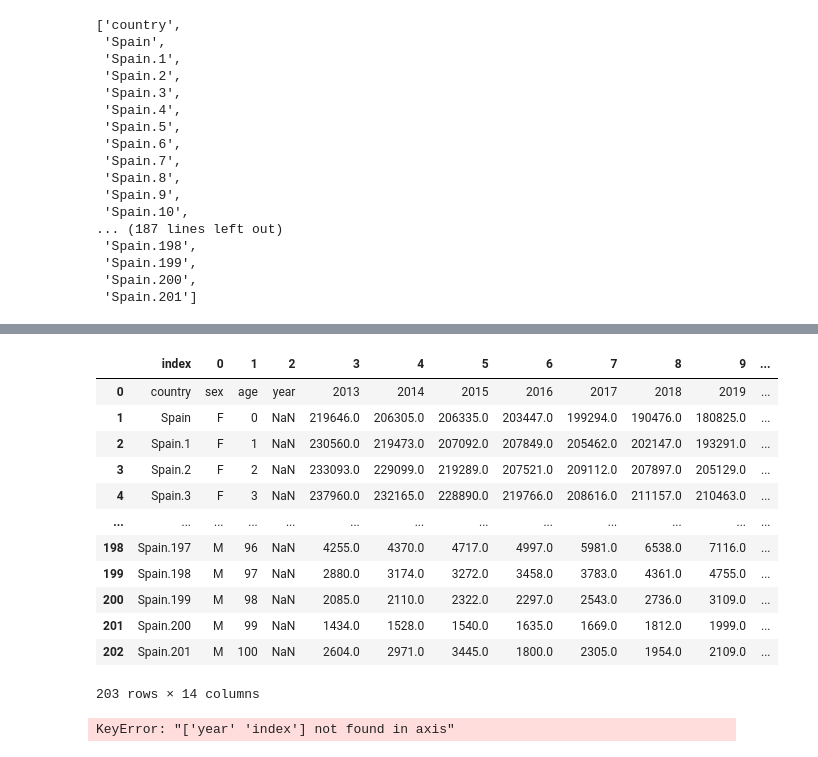
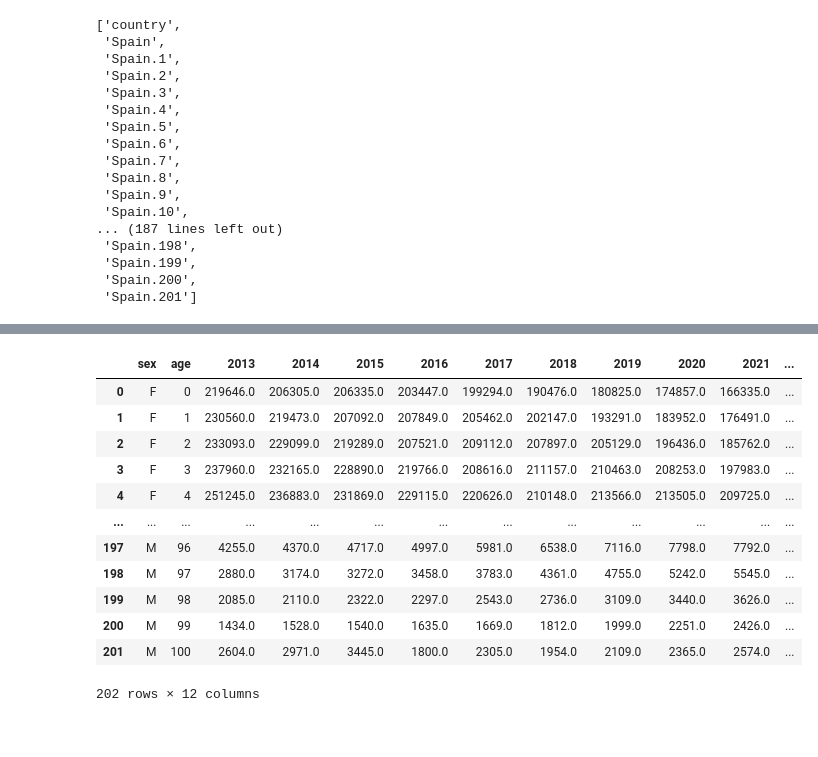
Before and after one commit to Adalab/da-modulo4-sprint1-pairprogramming-Sara-Mael, a Jupyter notebook: notebooks/spain_population.ipynb, the cells around one changed output, grey strips where cells are left out. Cells and saved outputs as stored; diff of their text form; code cells hidden in the pictures.

```diff
--- a/Datamortality-1.ipynb
+++ b/notebooks/spain_population.ipynb
@@ -95,3 +104,21 @@ df_spain
+# %%
+df_spain_population.drop(['index','year'], axis=1, inplace=True)
+# %%
+df_spain_population
+# %% [output]
+|  | sex | age | 2013 | 2014 | 2015 | 2016 | 2017 | 2018 | 2019 | 2020 | 2021 | ... |
+| 0 | F | 0 | 219646.0 | 206305.0 | 206335.0 | 203447.0 | 199294.0 | 190476.0 | 180825.0 | 174857.0 | 166335.0 | ... |
+| 1 | F | 1 | 230560.0 | 219473.0 | 207092.0 | 207849.0 | 205462.0 | 202147.0 | 193291.0 | 183952.0 | 176491.0 | ... |
+| 2 | F | 2 | 233093.0 | 229099.0 | 219289.0 | 207521.0 | 209112.0 | 207897.0 | 205129.0 | 196436.0 | 185762.0 | ... |
+| 3 | F | 3 | 237960.0 | 232165.0 | 228890.0 | 219766.0 | 208616.0 | 211157.0 | 210463.0 | 208253.0 | 197983.0 | ... |
+| 4 | F | 4 | 251245.0 | 236883.0 | 231869.0 | 229115.0 | 220626.0 | 210148.0 | 213566.0 | 213505.0 | 209725.0 | ... |
+| ... | ... | ... | ... | ... | ... | ... | ... | ... | ... | ... | ... | ... |
+| 197 | M | 96 | 4255.0 | 4370.0 | 4717.0 | 4997.0 | 5981.0 | 6538.0 | 7116.0 | 7798.0 | 7792.0 | ... |
+| 198 | M | 97 | 2880.0 | 3174.0 | 3272.0 | 3458.0 | 3783.0 | 4361.0 | 4755.0 | 5242.0 | 5545.0 | ... |
+| 199 | M | 98 | 2085.0 | 2110.0 | 2322.0 | 2297.0 | 2543.0 | 2736.0 | 3109.0 | 3440.0 | 3626.0 | ... |
+| 200 | M | 99 | 1434.0 | 1528.0 | 1540.0 | 1635.0 | 1669.0 | 1812.0 | 1999.0 | 2251.0 | 2426.0 | ... |
+| 201 | M | 100 | 2604.0 | 2971.0 | 3445.0 | 1800.0 | 2305.0 | 1954.0 | 2109.0 | 2365.0 | 2574.0 | ... |
+202 rows × 12 columns
 # %%
 def exploracion_csv(df):
     """
@@ -152,20 +176,0 @@ df_spain=df_spain.T
-# %%
-df_spain.reset_index()
-# %% [output]
-|  | index | 0 | 1 | 2 | 3 | 4 | 5 | 6 | 7 | 8 | 9 | ... |
-| 0 | country | sex | age | year | 2013 | 2014 | 2015 | 2016 | 2017 | 2018 | 2019 | ... |
-| 1 | Spain | F | 0 | NaN | 219646.0 | 206305.0 | 206335.0 | 203447.0 | 199294.0 | 190476.0 | 180825.0 | ... |
-| 2 | Spain.1 | F | 1 | NaN | 230560.0 | 219473.0 | 207092.0 | 207849.0 | 205462.0 | 202147.0 | 193291.0 | ... |
-| 3 | Spain.2 | F | 2 | NaN | 233093.0 | 229099.0 | 219289.0 | 207521.0 | 209112.0 | 207897.0 | 205129.0 | ... |
-| 4 | Spain.3 | F | 3 | NaN | 237960.0 | 232165.0 | 228890.0 | 219766.0 | 208616.0 | 211157.0 | 210463.0 | ... |
-| ... | ... | ... | ... | ... | ... | ... | ... | ... | ... | ... | ... | ... |
-| 198 | Spain.197 | M | 96 | NaN | 4255.0 | 4370.0 | 4717.0 | 4997.0 | 5981.0 | 6538.0 | 7116.0 | ... |
-| 199 | Spain.198 | M | 97 | NaN | 2880.0 | 3174.0 | 3272.0 | 3458.0 | 3783.0 | 4361.0 | 4755.0 | ... |
-| 200 | Spain.199 | M | 98 | NaN | 2085.0 | 2110.0 | 2322.0 | 2297.0 | 2543.0 | 2736.0 | 3109.0 | ... |
-| 201 | Spain.200 | M | 99 | NaN | 1434.0 | 1528.0 | 1540.0 | 1635.0 | 1669.0 | 1812.0 | 1999.0 | ... |
-| 202 | Spain.201 | M | 100 | NaN | 2604.0 | 2971.0 | 3445.0 | 1800.0 | 2305.0 | 1954.0 | 2109.0 | ... |
-203 rows × 14 columns
-# %%
-df_spain.drop(columns=["year", "index"], axis=1, inplace=True)
-# %% [output]
-KeyError: "['year' 'index'] not found in axis"
```
Also changed, not shown: parts of 18 cells of this notebook, 11 other files.
